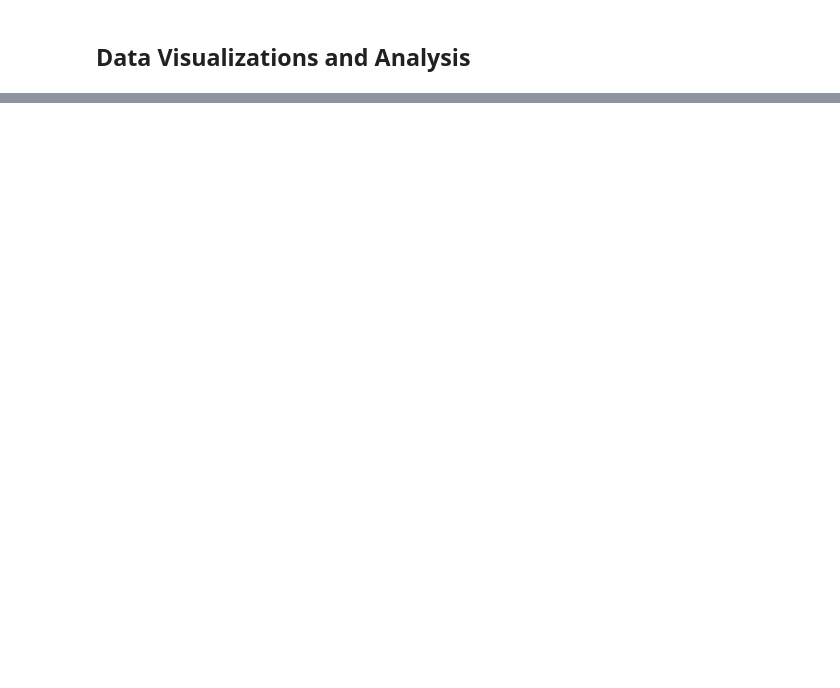
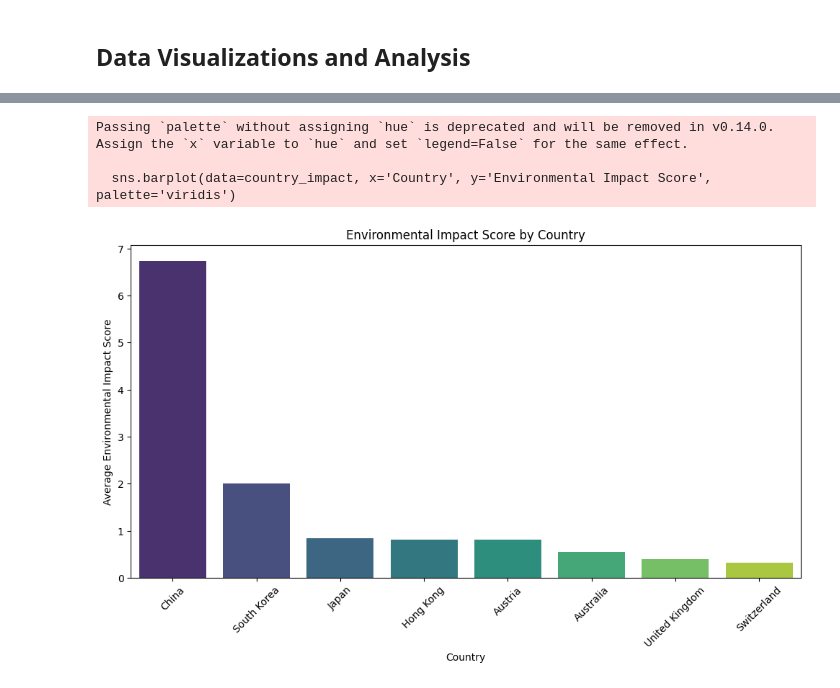
Before and after one commit to WilliamKau12/Projet_AI, a Jupyter notebook: Projet.ipynb, the cells around one changed output, grey strips where cells are left out. Cells and saved outputs as stored; diff of their text form; code cells hidden in the pictures; blank space fills up the shorter version.

```diff
--- a/Projet.ipynb
+++ b/Projet.ipynb
@@ -166,6 +195,9 @@ max    1339.000000  1340.000000    60.000000    53.100000     140.000000
 max       5.000000  63770.430000
 # %% [markdown]
 ## Data Preparation and Cleaning
+# %%
+# Filter all the Insurance Company in the Dataframe
+df2 = df2[df2['Company Name'].str.contains('Insurance ', case=False, na=False)]
 # %%
 # Convert 'Purchase History' date column in df1 to datetime format
 df1['Purchase History'] = pd.to_datetime(df1['Purchase History'], errors='coerce')
@@ -267,3 +426,25 @@ plt.show()
+# %%
+# Group by Country and calculate the average Environmental Impact Score
+country_impact = df2.groupby('Country')['Environmental Impact Score'].mean().reset_index()
+
+# Sort by Environmental Impact Score for better visualization
+country_impact = country_impact.sort_values(by='Environmental Impact Score', ascending=False)
+
+# Plot the data
+plt.figure(figsize=(12, 6))
+sns.barplot(data=country_impact, x='Country', y='Environmental Impact Score', palette='viridis')
+
+# Labels and title
+plt.title('Environmental Impact Score by Country')
+plt.xlabel('Country')
+plt.ylabel('Average Environmental Impact Score')
+plt.xticks(rotation=45)  # Rotate x-axis labels for readability
+plt.show()
+# %% [output]
+Passing `palette` without assigning `hue` is deprecated and will be removed in v0.14.0. Assign the `x` variable to `hue` and set `legend=False` for the same effect.
+
+  sns.barplot(data=country_impact, x='Country', y='Environmental Impact Score', palette='viridis')
+[figure, added]
 # %%
 plt.figure(figsize=(12, 5))
 top_countries = df2['Country'].value_counts().head(10)  # Show top 10 countries
```
Also changed, not shown: parts of 19 cells of this notebook.
